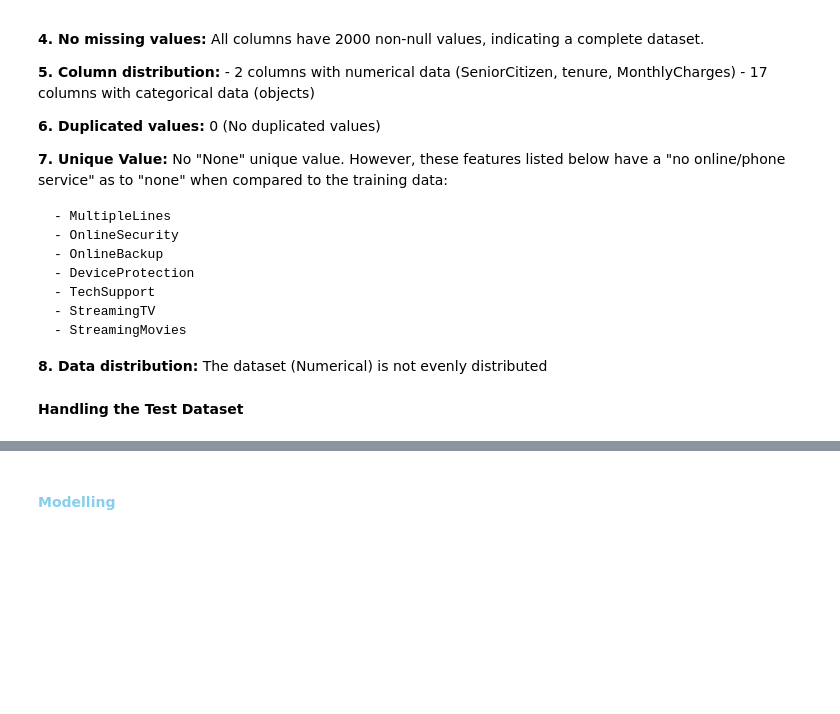
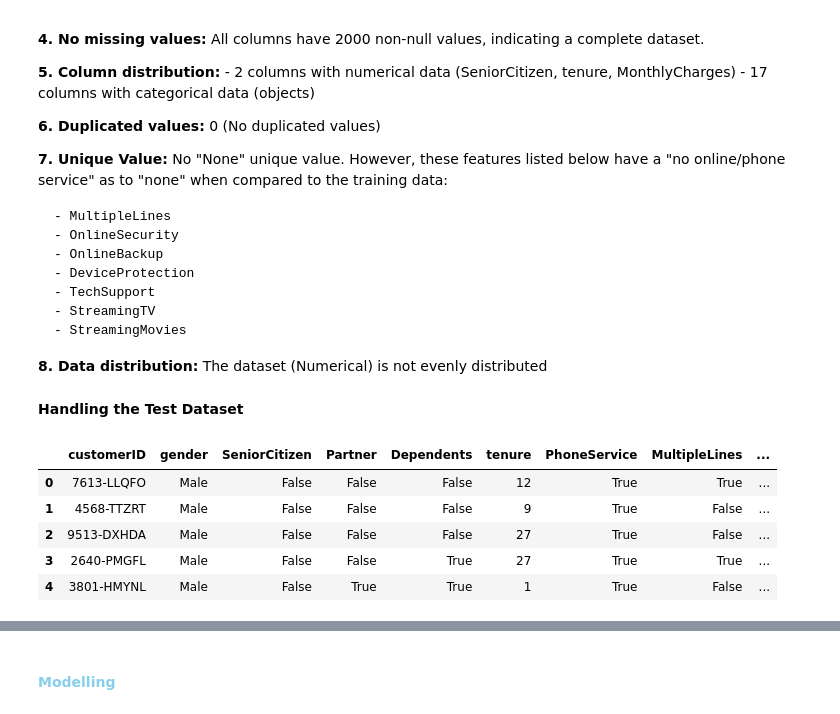
Before and after one commit to Ogoms/Customer-Churn-Prediction, a Jupyter notebook: Notebook/main.ipynb, the cells around one changed output, grey strips where cells are left out. Cells and saved outputs as stored; diff of their text form; code cells hidden in the pictures; blank space fills up the shorter version.

```diff
--- a/Notebook/main.ipynb
+++ b/Notebook/main.ipynb
@@ -1414,4 +1420,3 @@ test_data['Partner'] = test_data['Partner'].map({'Yes': True, 'No': False})
 test_data['Dependents'] = test_data['Dependents'].map({'Yes': True, 'No': False})
 test_data['PhoneService'] = test_data['PhoneService'].map({'Yes': True, 'No': False})
 test_data['PaperlessBilling'] = test_data['PaperlessBilling'].map({'Yes': True, 'No': False})
-test_data['TotalCharges'] = test_data['TotalCharges'].astype=(float)
@@ -1422,0 +1423,36 @@ for column in service_columns:
+# %%
+test_data['TotalCharges'] = test_data['TotalCharges'].replace(' ', 0)
+test_data['TotalCharges'] = pd.to_numeric(test_data['TotalCharges'])
+# %%
+def convert_multiple_lines(value):
+    if value == 'No phone service':
+        return None
+    elif value == 'No':
+        return False
+    elif value == 'Yes':
+        return True
+
+test_data['MultipleLines'] = test_data['MultipleLines'].apply(convert_multiple_lines)
+# %%
+def convert_service(value):
+    if value == 'No internet service':
+        return None
+    elif value == 'No':
+        return False
+    elif value == 'Yes':
+        return True
+
+service_columns = ['OnlineSecurity', 'OnlineBackup', 'DeviceProtection', 'TechSupport', 'StreamingTV', 'StreamingMovies']
+
+
+for column in service_columns:
+     test_data[column] = test_data[column].apply(convert_service)
+# %%
+test_data.head()
+# %% [output]
+|  | customerID | gender | SeniorCitizen | Partner | Dependents | tenure | PhoneService | MultipleLines | ... |
+| 0 | 7613-LLQFO | Male | False | False | False | 12 | True | True | ... |
+| 1 | 4568-TTZRT | Male | False | False | False | 9 | True | False | ... |
+| 2 | 9513-DXHDA | Male | False | False | False | 27 | True | False | ... |
+| 3 | 2640-PMGFL | Male | False | False | True | 27 | True | True | ... |
+| 4 | 3801-HMYNL | Male | False | True | True | 1 | True | False | ... |
```
Also changed, not shown: parts of 28 cells of this notebook.
